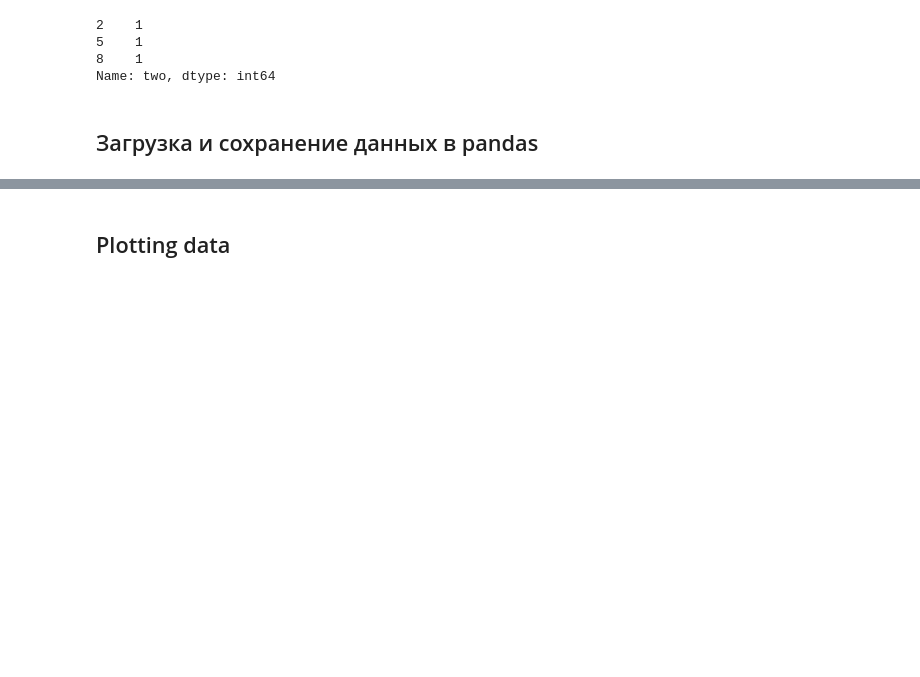
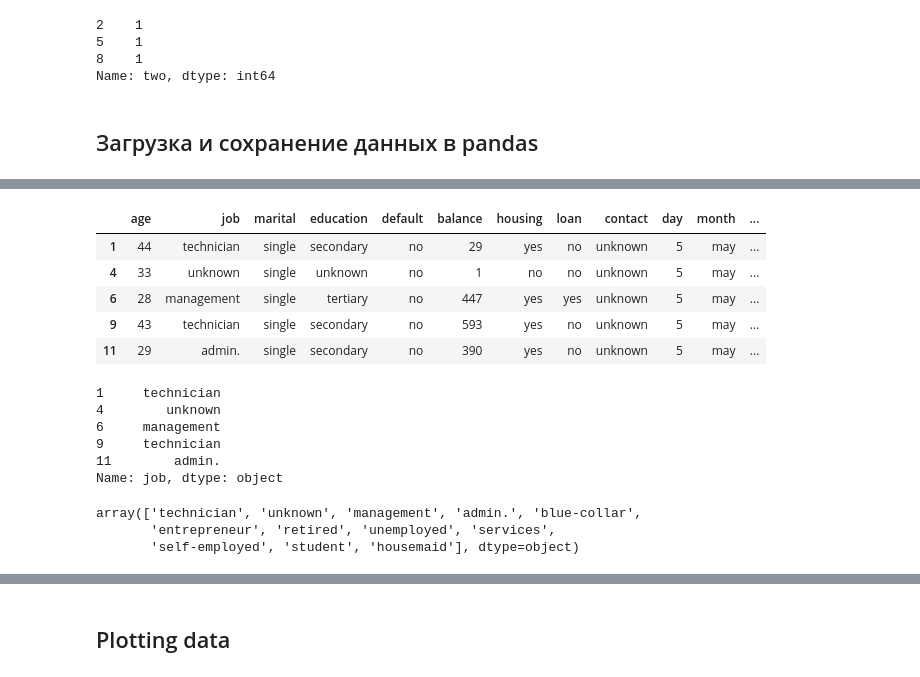
Before and after one commit to dm-fedorov/python3_intro, a Jupyter notebook: lesson_13/pandas.ipynb, the cells around one changed output, grey strips where cells are left out. Saved outputs shown, nothing was run; the diff lists cells and outputs as text; code cells hidden in the pictures; blank space fills up the shorter version.

```diff
--- a/lesson_13/pandas.ipynb
+++ b/lesson_13/pandas.ipynb
@@ -147,0 +107,24 @@ temp[17][0]
+# %%
+temp[temp['marital'] == 'single'][:5]
+# %% [output]
+|  | age | job | marital | education | default | balance | housing | loan | contact | day | month | ... |
+| 1 | 44 | technician | single | secondary | no | 29 | yes | no | unknown | 5 | may | ... |
+| 4 | 33 | unknown | single | unknown | no | 1 | no | no | unknown | 5 | may | ... |
+| 6 | 28 | management | single | tertiary | no | 447 | yes | yes | unknown | 5 | may | ... |
+| 9 | 43 | technician | single | secondary | no | 593 | yes | no | unknown | 5 | may | ... |
+| 11 | 29 | admin. | single | secondary | no | 390 | yes | no | unknown | 5 | may | ... |
+# %%
+temp[temp['marital'] == 'single'].job[:5]
+# %% [output]
+1     technician
+4        unknown
+6     management
+9     technician
+11        admin.
+Name: job, dtype: object
+# %%
+temp[temp['marital'] == 'single'].job.unique()
+# %% [output]
+array(['technician', 'unknown', 'management', 'admin.', 'blue-collar',
+       'entrepreneur', 'retired', 'unemployed', 'services',
+       'self-employed', 'student', 'housemaid'], dtype=object)
```
Also changed, not shown: parts of 20 cells of this notebook, 3 other files.
